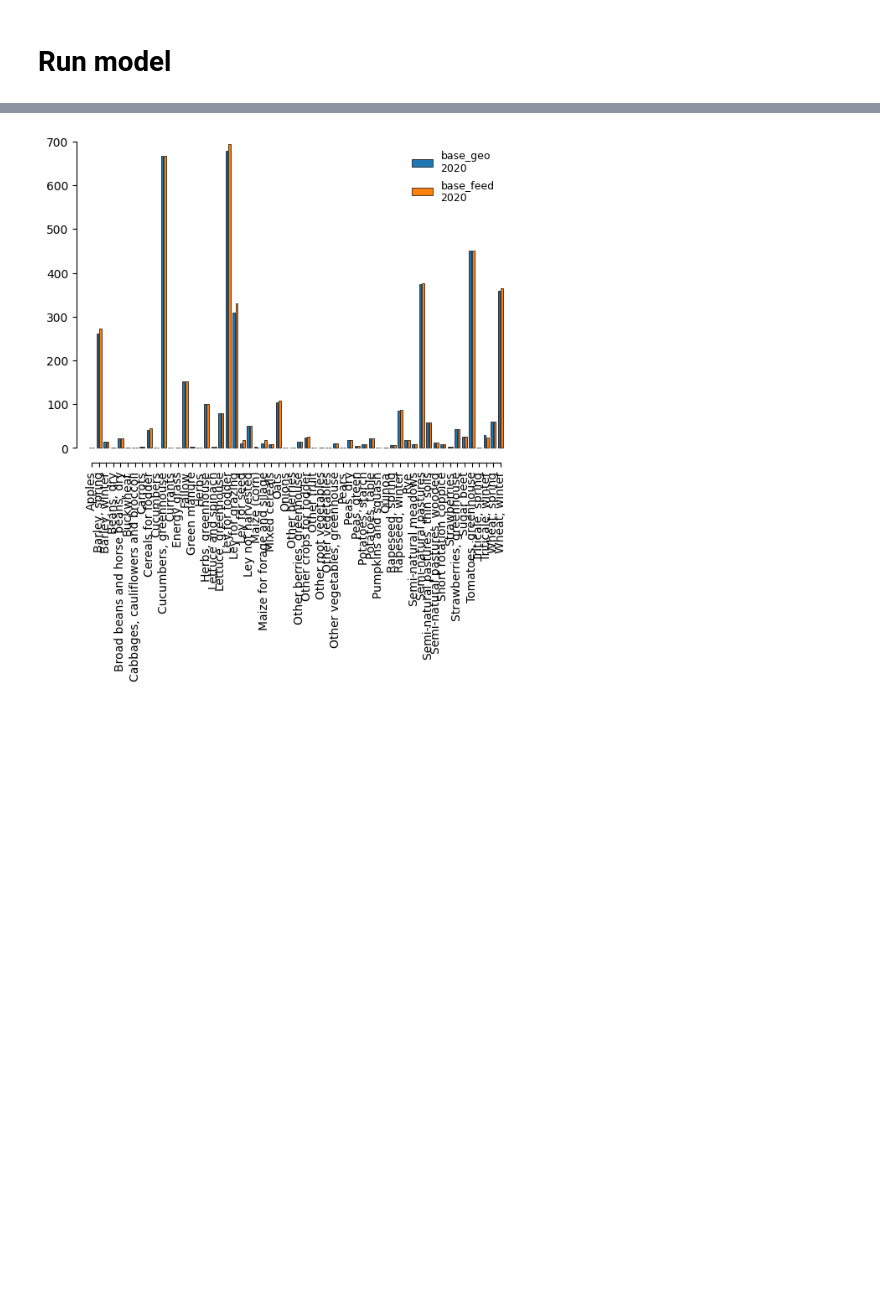
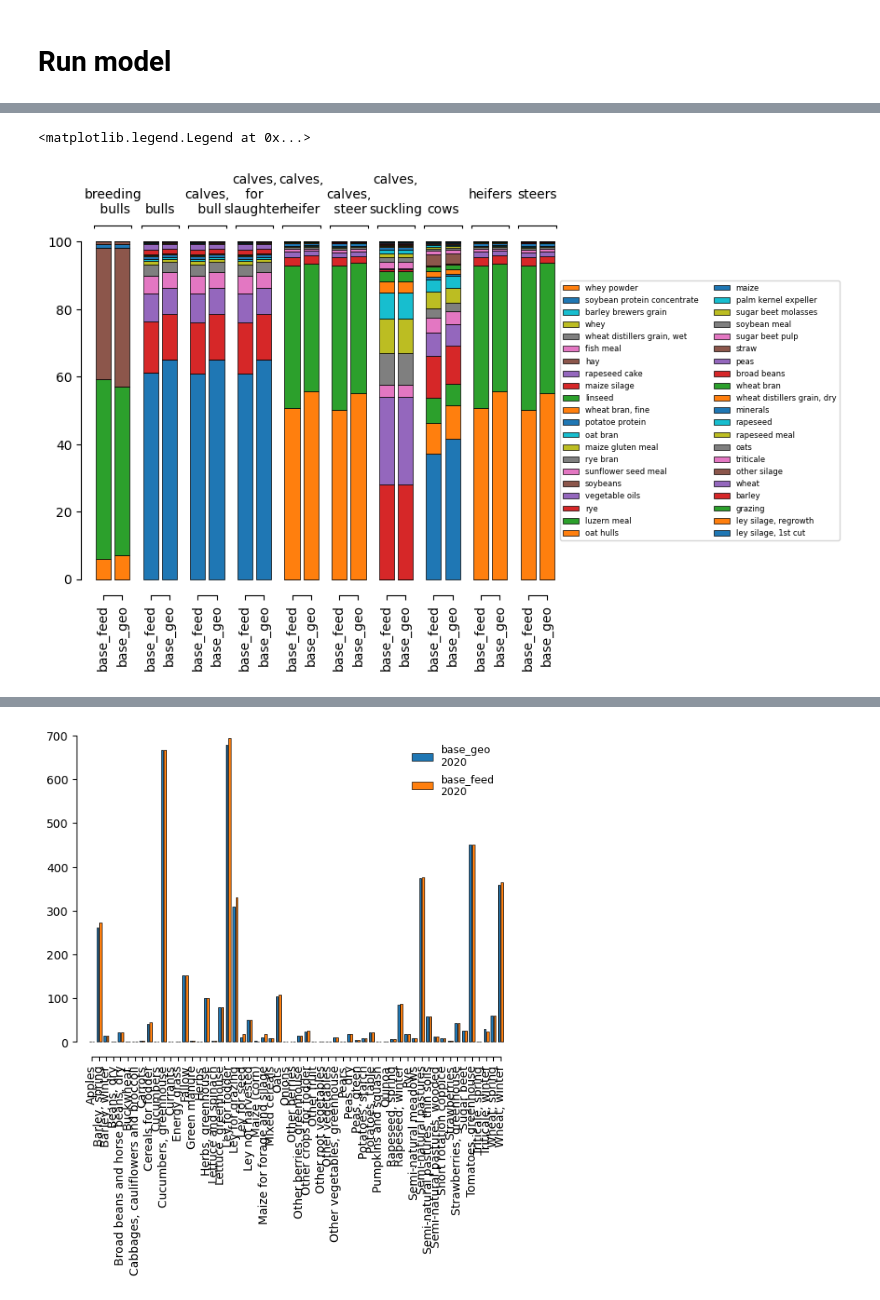
Before and after one commit to SLU-foodsystems/CIBUSmod, a Jupyter notebook: notebooks/feed_dist_example.ipynb, the cells around one changed output, grey strips where cells are left out. Saved outputs shown, nothing was run; the diff lists cells and outputs as text; code cells hidden in the pictures; blank space fills up the shorter version.

```diff
--- a/notebooks/feed_dist_example.ipynb
+++ b/notebooks/feed_dist_example.ipynb
@@ -193,0 +258,25 @@ Wall time: 1min 34s
+# %%
+rations = (
+    session.get_attr('a','feed.consumption',['species','breed','prod_system','sub_system','animal','feed'])
+    .stack(['species','breed','prod_system','sub_system','animal'])
+    .fillna(0).div(
+        session.get_attr('a','heads',['species','breed','prod_system','sub_system','animal'])
+        .stack(['species','breed','prod_system','sub_system','animal']),
+        axis = 0
+    )
+    .stack().droplevel('year').unstack(['scn'])
+    .groupby(['species','breed','prod_system','sub_system','animal']).apply(lambda x: x/x.sum()*100)
+    .droplevel([0,1,2,3,4])
+    .stack().unstack('feed')
+)
+
+ax,_ = cm.plot.bar(
+    rations.loc[('cattle','dairy','conventional','ley based')],
+    group_levels='animal',
+    sort_categories=True
+)
+ax.legend(ncol=2, reverse=True, fontsize=6,
+          loc='center left', bbox_to_anchor=(1, 0.5))
+# %% [output]
+<matplotlib.legend.Legend at 0x...>
+[figure, added]
```
Also changed, not shown: parts of 15 cells of this notebook, 1 other file.
